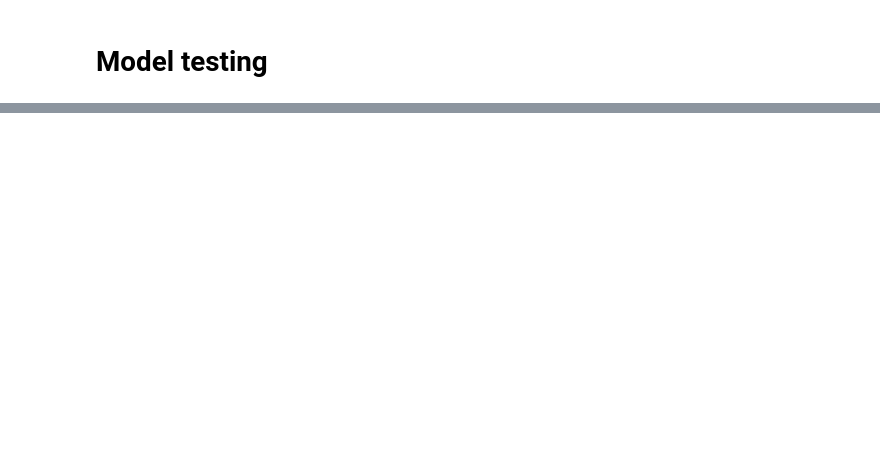
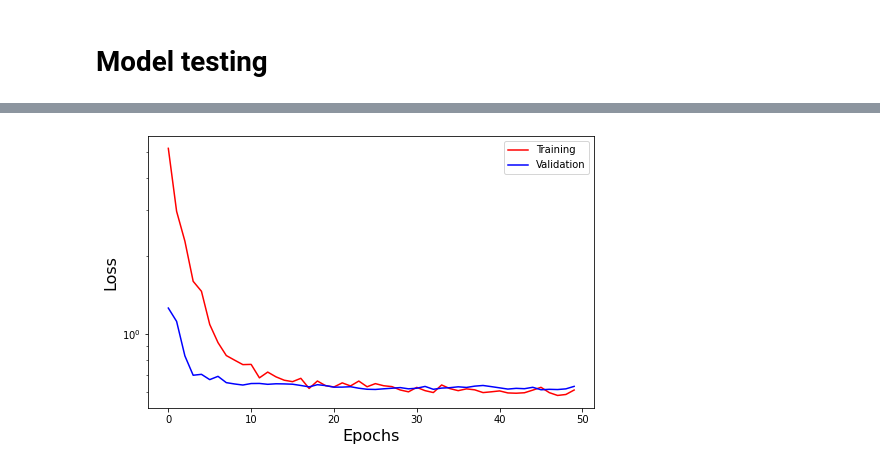
Before and after one commit to Lipinor/deep_learning_cbpf, a Jupyter notebook: diabetes_filipe_melo.ipynb, the cells around one changed output, grey strips where cells are left out. Drawn from its saved outputs; the diff is of its cells as text; code cells hidden in the pictures; blank space fills up the shorter version.

```diff
--- a/diabetes_filipe_melo.ipynb
+++ b/diabetes_filipe_melo.ipynb
@@ -165,0 +175,20 @@ plt.show()
+# %%
+loss = history.history['loss']
+val_loss = history.history['val_loss']
+
+#Epochs
+epochs = range(len(val_loss))
+
+fig = plt.figure(figsize=(8,5))
+gs = fig.add_gridspec(1, 1)
+ax1 = fig.add_subplot(gs[0, 0])
+
+ax1.plot(epochs, loss, 'r', label='Training')
+ax1.plot(epochs, val_loss, 'b', label='Validation')
+ax1.set_xlabel('Epochs', size=16)
+ax1.set_ylabel('Loss', size=16)
+ax1.set_yscale('log')
+ax1.legend()
+plt.show()
+# %% [output]
+[figure, added]
```
Also changed, not shown: parts of 6 cells of this notebook.
